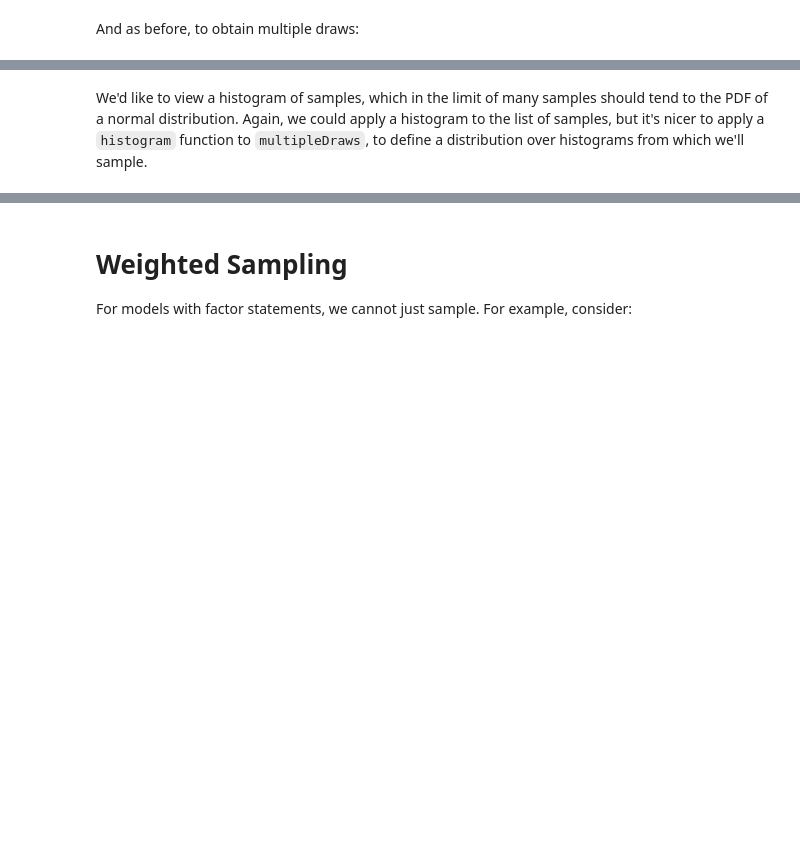
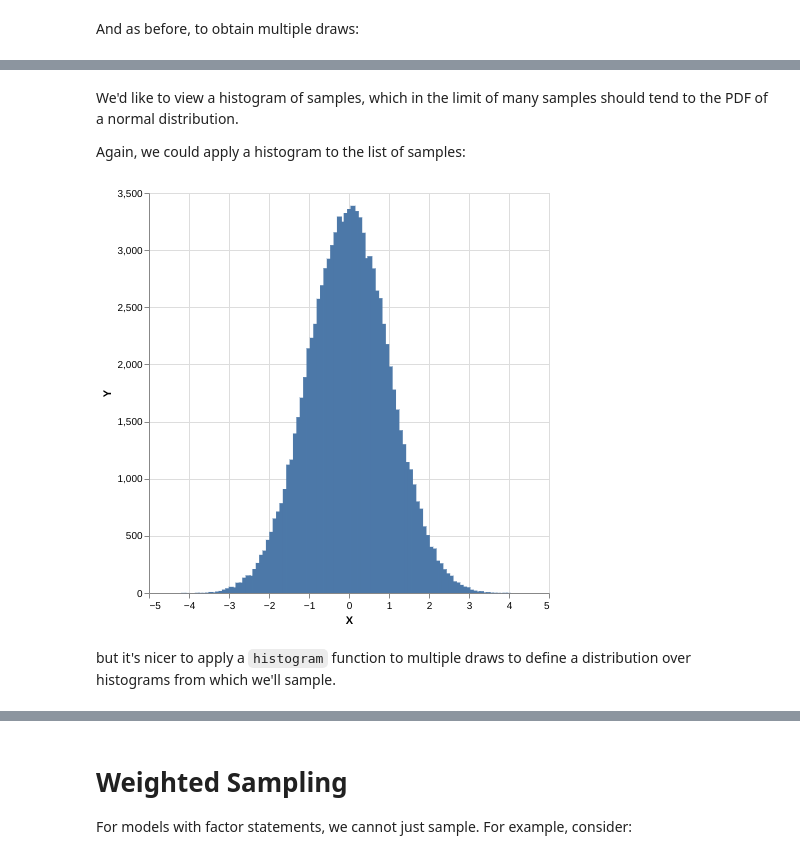
Before and after one commit to tweag/monad-bayes, a Jupyter notebook: notebooks/tutorials/Sampling.ipynb, the cells around one changed output, grey strips where cells are left out. Cells and saved outputs as stored; diff of their text form; code cells hidden in the pictures; blank space fills up the shorter version.

Commit message:
Add histogram of samples vs sample histogram

```diff
--- a/notebooks/tutorials/Sampling.ipynb
+++ b/notebooks/tutorials/Sampling.ipynb
@@ -99,5 +102,15 @@ draws2
 # %% [markdown]
-We'd like to view a histogram of samples, which in the limit of many samples should tend to the PDF of a normal distribution. Again, we could apply a histogram to the list of samples, but it's nicer to apply a `histogram` function to `multipleDraws`, to define a distribution over histograms from which we'll sample.
+We'd like to view a histogram of samples, which in the limit of many samples should tend to the PDF of a normal distribution.
+
+Again, we could apply a histogram to the list of samples:
+# %%
+samples <- sampler $ replicateM 100000 (weighted model2)
+plot . histogramToList . histogram 100 $ samples
+# %% [output]
+[figure, added]
+# %% [markdown]
+
+but it's nicer to apply a `histogram` function to multiple draws to define a distribution over histograms from which we'll sample.
 # %%
 sampler $ plot . histogramToList . histogram 100 <$> replicateM 100000 (weighted model2)
 # %% [output]
```
Also changed, not shown: parts of 18 cells of this notebook, 1 other file.
